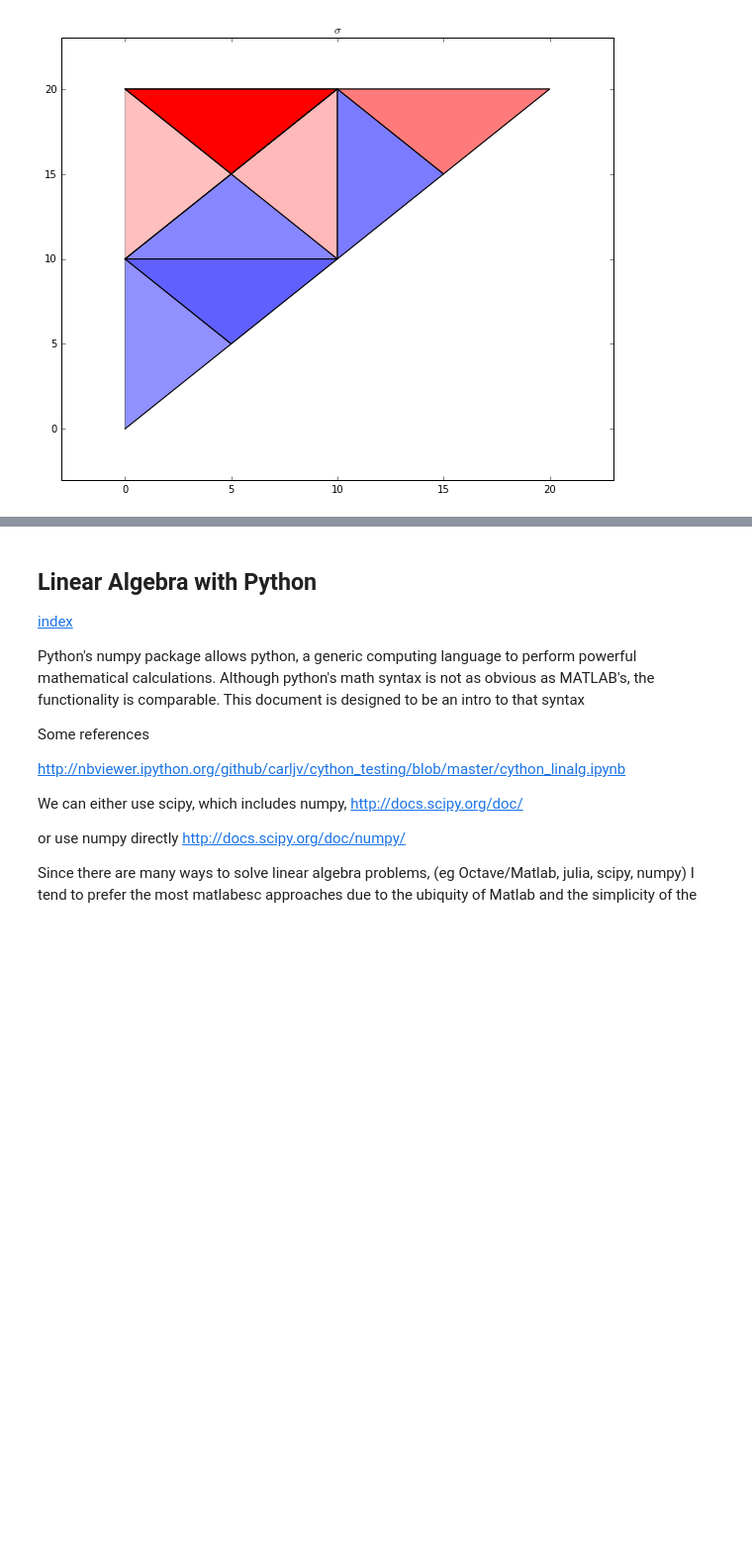
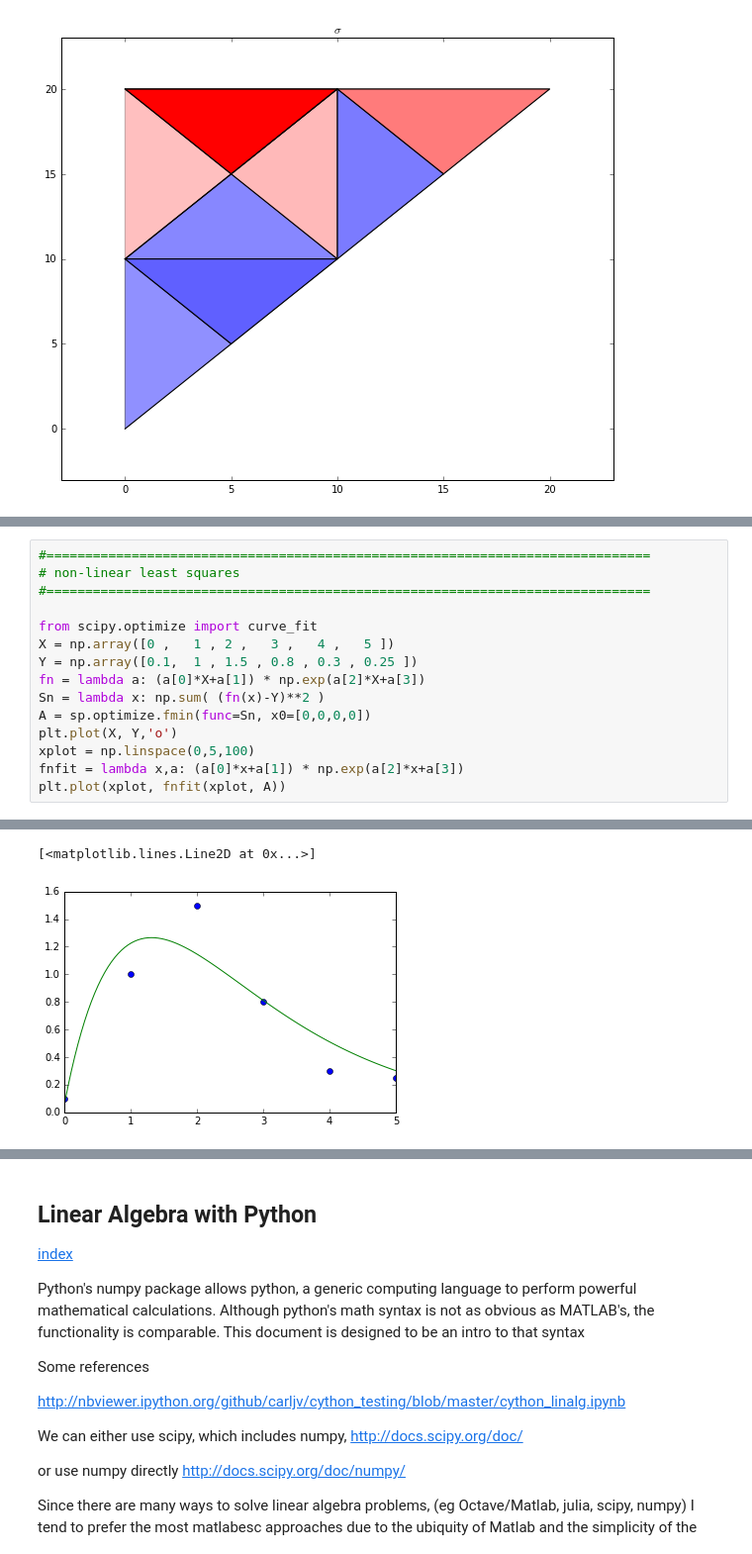
Before and after one commit to nagordon/mechpy, a Jupyter notebook: mechpy.ipynb, the cells around one changed output, grey strips where cells are left out. Shown at 99% size. Cells and saved outputs as stored; diff of their text form; blank space fills up the shorter version.

```diff
--- a/mechpy.ipynb
+++ b/mechpy.ipynb
@@ -990,0 +1184,16 @@ plt.title('triplot of Delaunay triangulation')
+# %%
+#==============================================================================
+# non-linear least squares
+#==============================================================================
+
+from scipy.optimize import curve_fit
+X = np.array([0 ,   1 , 2 ,   3 ,   4 ,   5 ])
+Y = np.array([0.1,  1 , 1.5 , 0.8 , 0.3 , 0.25 ])
+fn = lambda a: (a[0]*X+a[1]) * np.exp(a[2]*X+a[3])
+Sn = lambda x: np.sum( (fn(x)-Y)**2 )
+A = sp.optimize.fmin(func=Sn, x0=[0,0,0,0])
+plt.plot(X, Y,'o')
+xplot = np.linspace(0,5,100)
+fnfit = lambda x,a: (a[0]*x+a[1]) * np.exp(a[2]*x+a[3])
+plt.plot(xplot, fnfit(xplot, A))
+# %% [output]
@@ -990,0 +1201,2 @@ plt.title('triplot of Delaunay triangulation')
+[<matplotlib.lines.Line2D at 0x...>]
+[figure, added]
```
Also changed, not shown: parts of 23 cells of this notebook, 16 other files.
